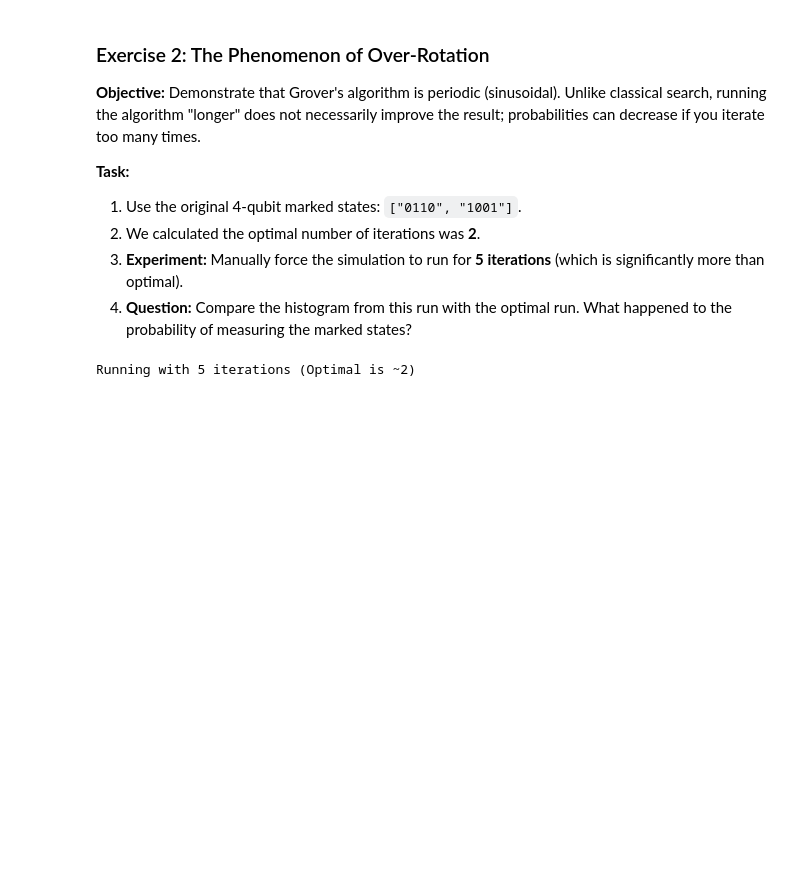
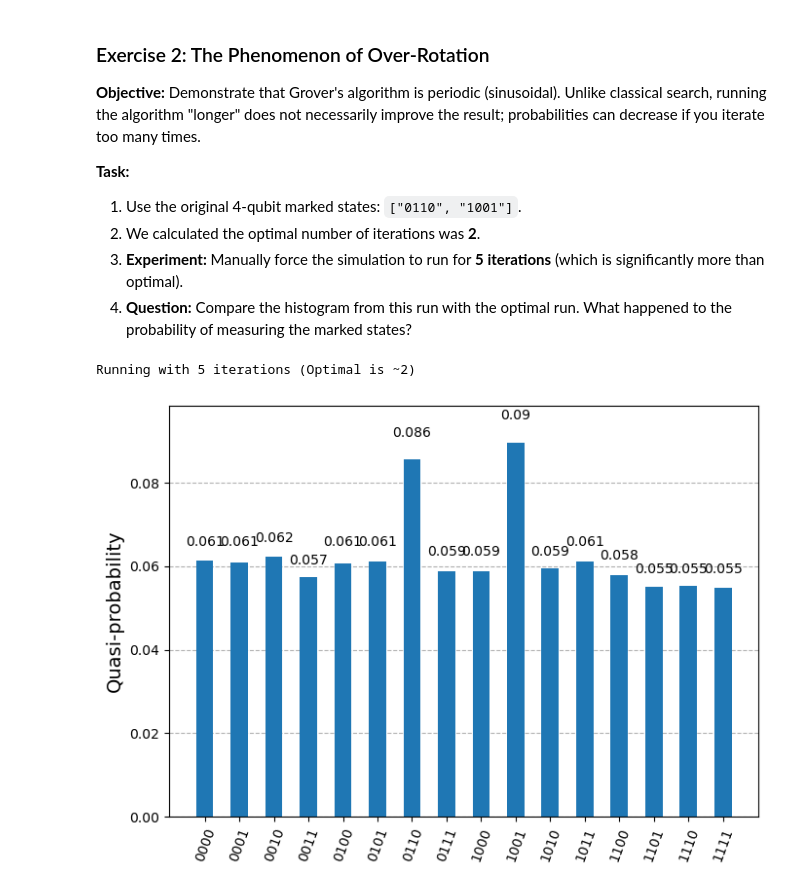
Before and after one commit to hyperfi/NITJ-Workshop-Grover-Search, a Jupyter notebook: Grover_Lab_experiment_2.ipynb, the cells around one changed output. Saved outputs shown, nothing was run; the diff lists cells and outputs as text; code cells hidden in the pictures; blank space fills up the shorter version.

```diff
--- a/Grover_Lab_experiment_2.ipynb
+++ b/Grover_Lab_experiment_2.ipynb
@@ -20,18 +20,29 @@ from qiskit.visualization import plot_distribution
 # %%
 # [Student add you code below:]
 
 # Step 1. Setup standard problem for 4-qubit marked states by setting oracle and grover_op
+marked_states_ex2 = ["0110", "1001"]
+oracle_ex2 = Grover_oracle(marked_states_ex2)
+grover_op_ex2 = Grover_operator(oracle_ex2)
 
 
 
 # Step 2. FORCE 5 iterations (Over-rotation)
 forced_iterations = 5
 print(f"Running with {forced_iterations} iterations (Optimal is ~2)")
 
 
+qc_ex2 = QuantumCircuit(grover_op_ex2.num_qubits)
+qc_ex2.h(range(grover_op_ex2.num_qubits))
+qc_ex2.compose(grover_op_ex2.power(forced_iterations), inplace=True)
+qc_ex2.measure_all()
+
 # Step 3. Run on backend using the fake provider and 10000 shots
+data_ex2 = Get_Data_from_Fake_backend(10000, qc_ex2, FakeAlgiers())
 
 
 # Step 4. Plot the results
+plot_distribution(data_ex2.meas.get_counts())
 # %% [output]
 Running with 5 iterations (Optimal is ~2)
+[figure, added]
```
Also changed, not shown: 3 other files.
